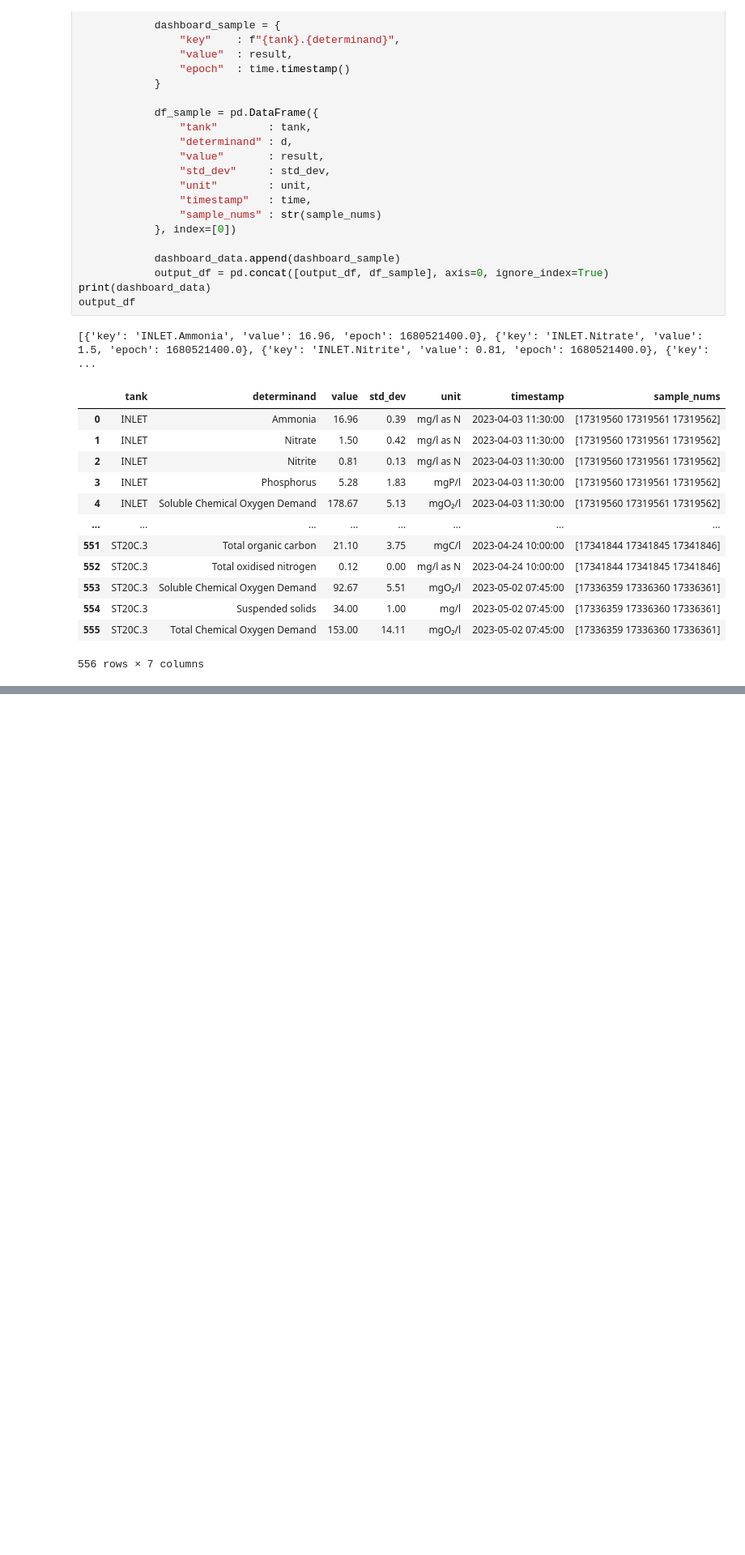
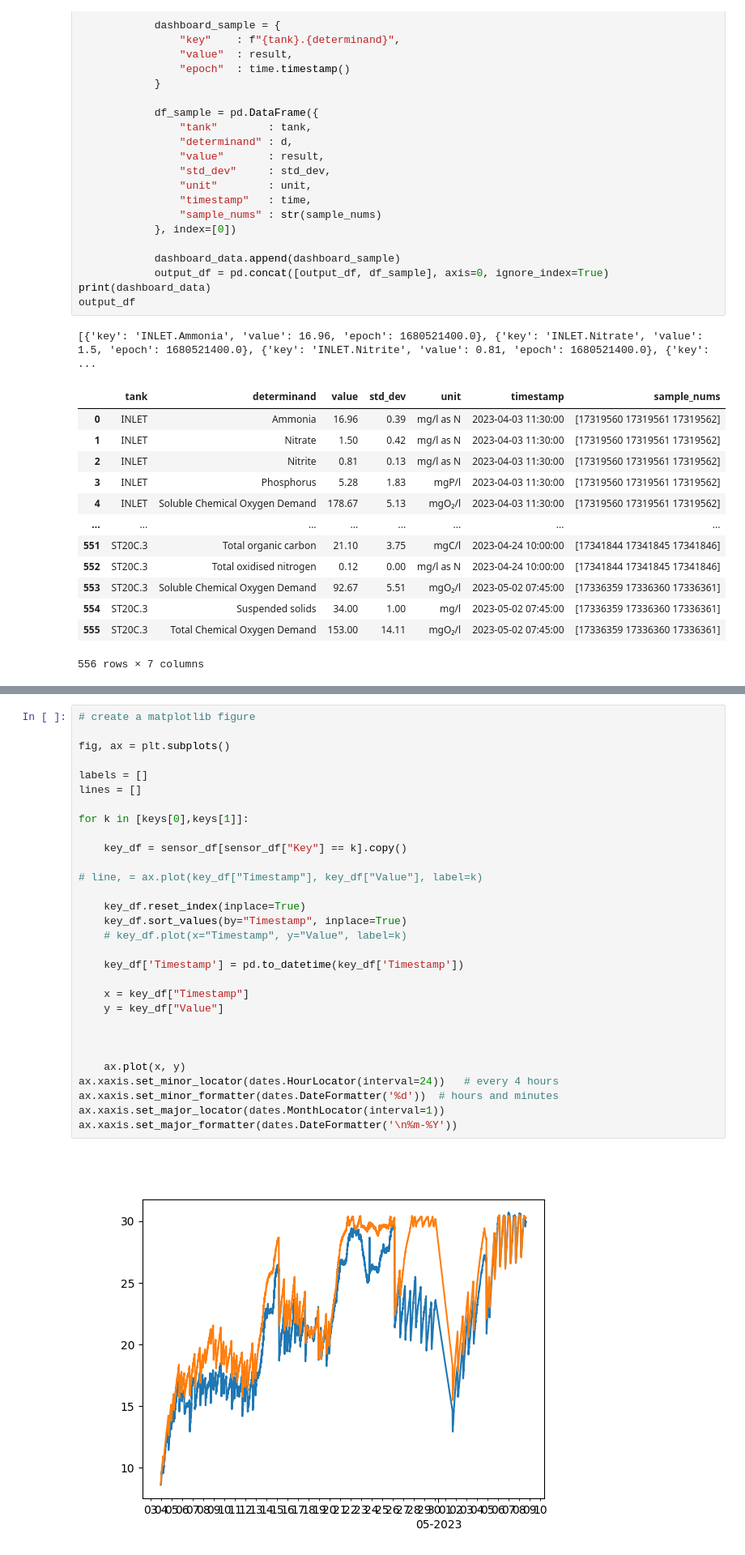
Before and after one commit to calcut/gauldry-lab-data, a Jupyter notebook: data_processing.ipynb, the cells around one changed output, grey strips where cells are left out. Shown at 81% size. Cells and saved outputs as stored; diff of their text form; blank space fills up the shorter version.

Commit message:
working on plotting

```diff
--- a/data_processing.ipynb
+++ b/data_processing.ipynb
@@ -229,0 +252,32 @@ wb.save("output.xlsx")
+# %%
+# create a matplotlib figure
+
+fig, ax = plt.subplots()
+
+labels = []
+lines = []
+
+for k in [keys[0],keys[1]]:
+
+    key_df = sensor_df[sensor_df["Key"] == k].copy()
+
+# line, = ax.plot(key_df["Timestamp"], key_df["Value"], label=k)
+
+    key_df.reset_index(inplace=True)
+    key_df.sort_values(by="Timestamp", inplace=True)
+    # key_df.plot(x="Timestamp", y="Value", label=k)
+
+    key_df['Timestamp'] = pd.to_datetime(key_df['Timestamp'])
+
+    x = key_df["Timestamp"]
+    y = key_df["Value"]
+
+
+
+    ax.plot(x, y)
+ax.xaxis.set_minor_locator(dates.HourLocator(interval=24))   # every 4 hours
+ax.xaxis.set_minor_formatter(dates.DateFormatter('%d'))  # hours and minutes
+ax.xaxis.set_major_locator(dates.MonthLocator(interval=1))
+ax.xaxis.set_major_formatter(dates.DateFormatter('\n%m-%Y'))
+# %% [output]
+[figure, added]
```
Also changed, not shown: parts of 9 cells of this notebook.
